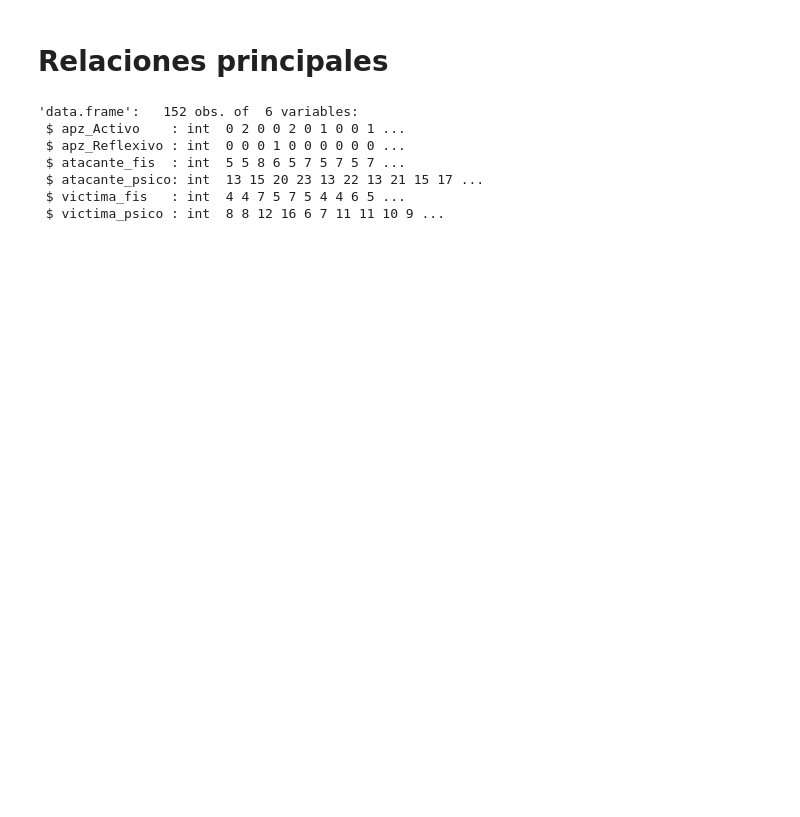
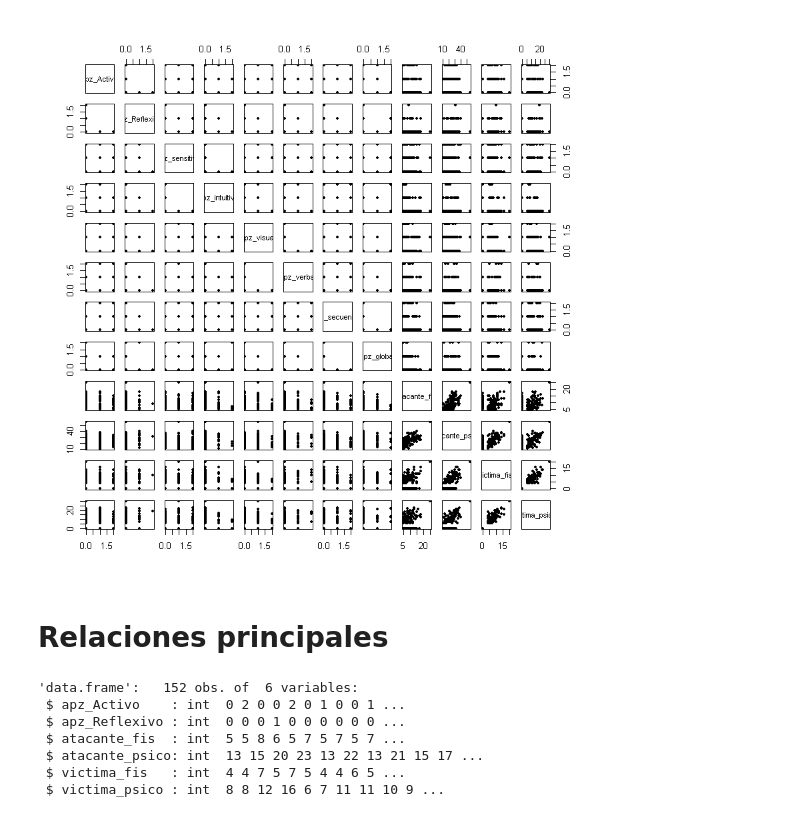
Before and after one commit to Yagwar/Proyectos, a Jupyter notebook: estadisticos_LeTorr.ipynb, the cells around one changed output. Drawn from its saved outputs; the diff is of its cells as text; code cells hidden in the pictures; blank space fills up the shorter version.

```diff
--- a/estadisticos_LeTorr.ipynb
+++ b/estadisticos_LeTorr.ipynb
@@ -1,15 +5,15 @@
 # %%
 data=read.csv2("dat_tesis.csv")
 summary(data)
-# data$Entidad=factor(data$Entidad,labels=c("Gubernamental","Distrital","Privada"))
-# data$Estrato=factor(data$Estrato,levels=c(1,2,3,4,5,6))
-# data$Genero=factor(data$Genero,labels=c("Femenino","Masculino"))
-# data$Orientación.sexual=factor(data$Orientación.sexual,labels=c("Heterosexual","Homosexual","Bisexual"))
-# data$Tener.pareja=factor(data$Tener.pareja,labels=c("Si","No"))
-# data$Tiempo=factor(data$Tiempo,labels=c("Menos de 5 meses","5 a 7 meses","8 a 12 meses","1 a 2 años","3 a 5 años","Más de 5 años"))
+data$Entidad=factor(data$Entidad,labels=c("Gubernamental","Distrital","Privada"))
+data$Estrato=factor(data$Estrato,levels=c(1,2,3,4,5,6))
+data$Genero=factor(data$Genero,labels=c("Femenino","Masculino"))
+data$Orientación.sexual=factor(data$Orientación.sexual,labels=c("Heterosexual","Homosexual","Bisexual"))
+data$Tener.pareja=factor(data$Tener.pareja,labels=c("Si","No"))
+data$Tiempo=factor(data$Tiempo,labels=c("Menos de 5 meses","5 a 7 meses","8 a 12 meses","1 a 2 años","3 a 5 años","Más de 5 años"))
 summary(data)
 colnames(data)
 
-# dat_num=data[,c("apz_Activo","apz_Reflexivo","apz_sensitivo","apz_intuitivo","apz_visual","apz_verbal","apz_secuencial","apz_global","atacante_fis","atacante_psico","victima_fis","victima_psico")]
-# dat_cat=data[,c("Entidad","Estrato","Genero","Orientación.sexual","Tener.pareja","Tiempo")]
+dat_num=data[,c("apz_Activo","apz_Reflexivo","apz_sensitivo","apz_intuitivo","apz_visual","apz_verbal","apz_secuencial","apz_global","atacante_fis","atacante_psico","victima_fis","victima_psico")]
+dat_cat=data[,c("Entidad","Estrato","Genero","Orientación.sexual","Tener.pareja","Tiempo")]
 # %% [output]
@@ -55,7 +59,9 @@ colnames(data)
 [16] "atacante_fis"       "atacante_psico"     "victima_fis"
 [19] "victima_psico"
 # %%
-# pairs(dat_num, pch=16, cex=.7)
+pairs(dat_num, pch=16, cex=.7)
+# %% [output]
+[figure, added]
 # %% [markdown]
 # Relaciones principales
 # %%
```
Also changed, not shown: parts of 6 cells of this notebook.
